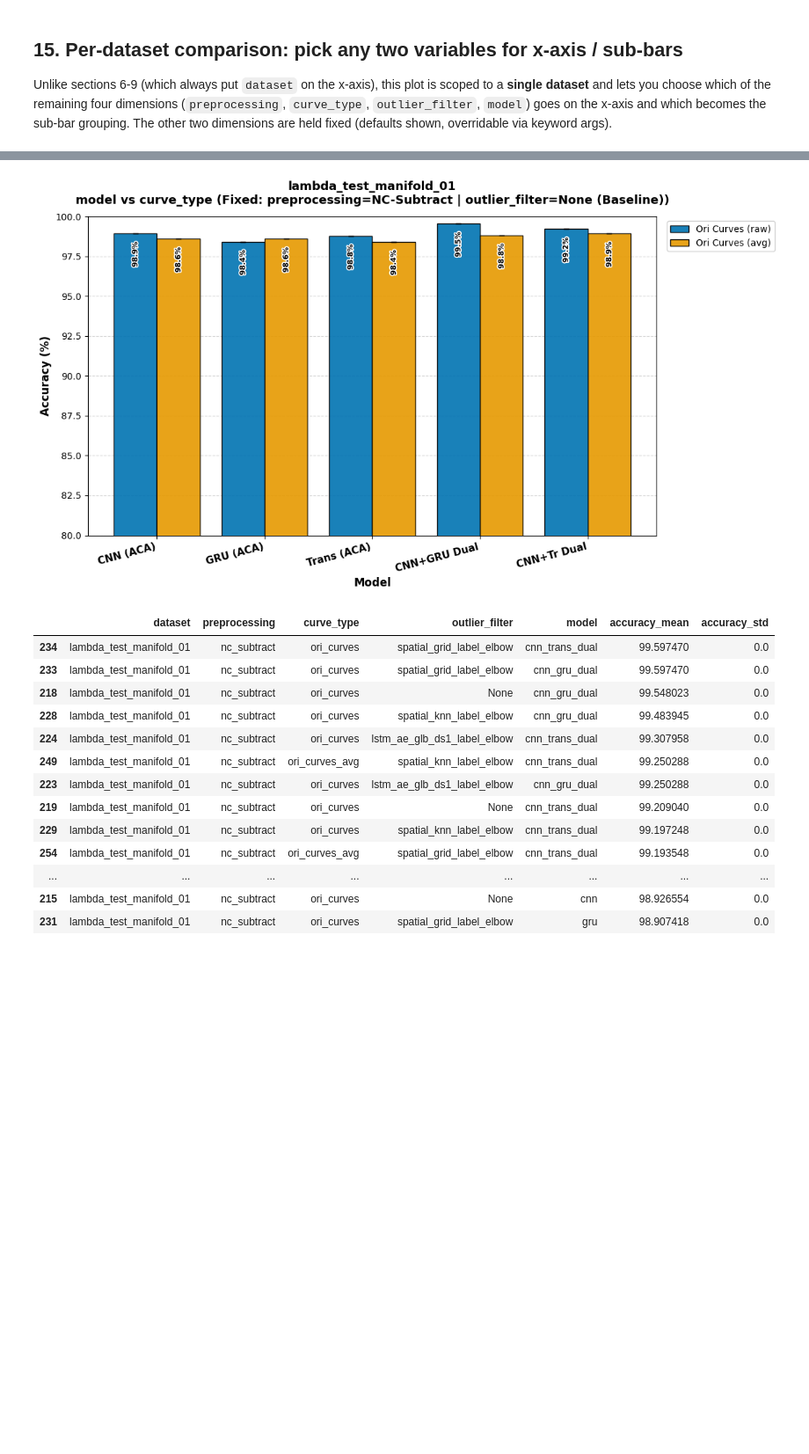
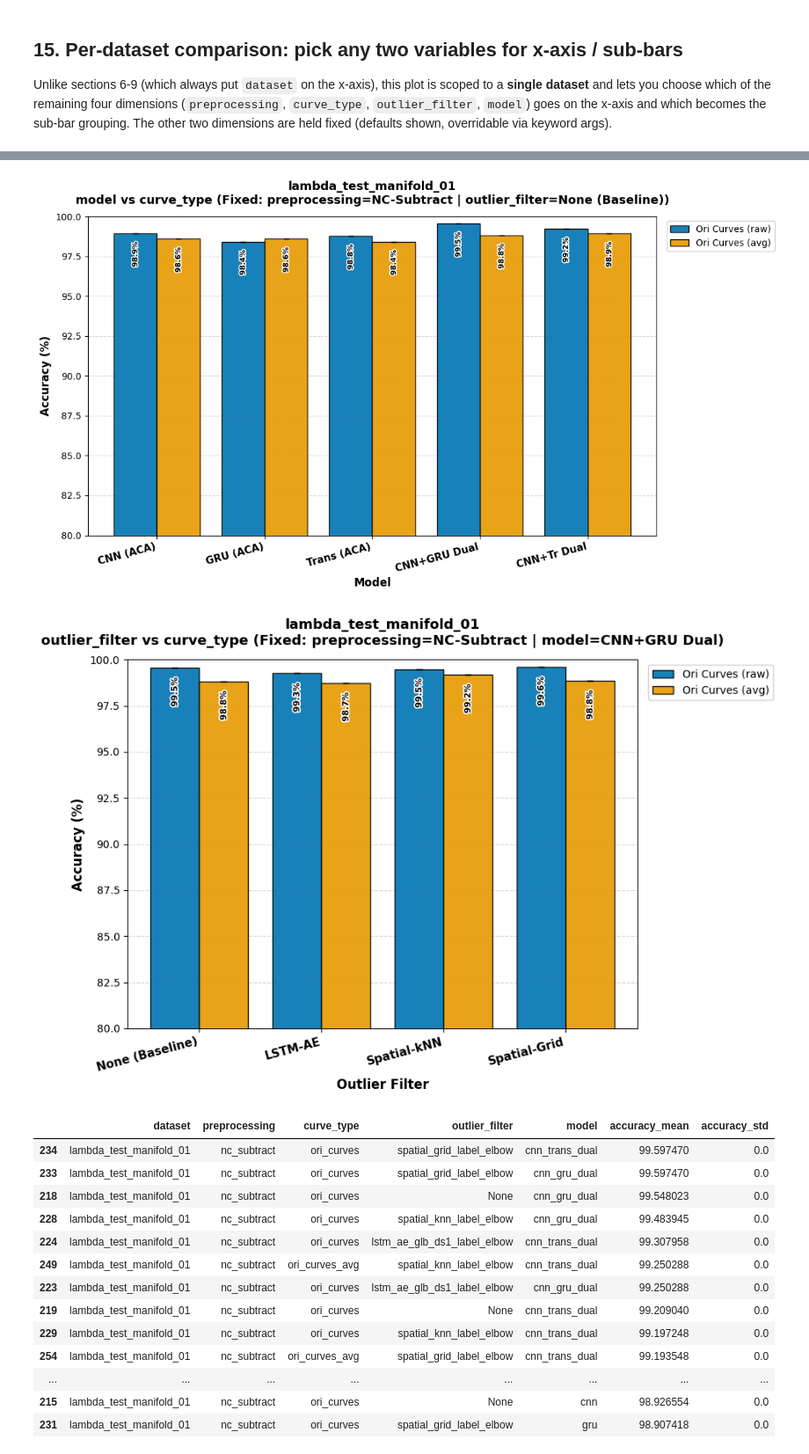
Before and after one commit to kautsarg/POC_DDM, a Jupyter notebook: gk_code/main/result_comparison.ipynb, the cells around one changed output, grey strips where cells are left out. Shown at 88% size. Saved outputs shown, nothing was run; the diff lists cells and outputs as text; code cells hidden in the pictures; blank space fills up the shorter version.

```diff
--- a/gk_code/main/result_comparison.ipynb
+++ b/gk_code/main/result_comparison.ipynb
@@ -703,41 +703,42 @@ DEFAULT_VALUES_CURVE_TYPE = {
     "preprocessing": "nc_subtract",
     # "curve_type": "ori_curves",
     "outlier_filter": 'spatial_grid_label_elbow',
     # "model": "cnn_gru_dual",
 }
 plot_per_dataset_comparison(results_df, dim_defaults=DEFAULT_VALUES_CURVE_TYPE, dataset_folder=DEFAULT_DATASET_FOLDER, x_col="model", hue_col="curve_type")
 
 
 #CURVE TYPE
 DEFAULT_VALUES_CURVE_TYPE = {
     "preprocessing": "nc_subtract",
     # "curve_type": "ori_curves",
     "outlier_filter": None,
     # "model": "cnn_gru_dual",
 }
 plot_per_dataset_comparison(results_df, dim_defaults=DEFAULT_VALUES_CURVE_TYPE, dataset_folder=DEFAULT_DATASET_FOLDER, x_col="model", hue_col="curve_type")
 
 
 # #OUTLIER
 # DEFAULT_VALUES_OUTLIER_FILTER = {
 #     "preprocessing": "nc_subtract",
 #     "curve_type": "ori_curves",
 #     "outlier_filter": 'spatial_grid_label_elbow',
 #     # "model": "cnn_gru_dual",
 # }
 # plot_per_dataset_comparison(results_df, dim_defaults=DEFAULT_VALUES_OUTLIER_FILTER, dataset_folder=DEFAULT_DATASET_FOLDER, x_col="model", hue_col="outlier_filter")
 
-# #MODEL
-# DEFAULT_VALUES_MODEL = {
-#     "preprocessing": "nc_subtract",
-#     "curve_type": "ori_curves",
-#     "outlier_filter": 'spatial_grid_label_elbow',
-#     # "model": "cnn_gru_dual",
-# }
-# plot_per_dataset_comparison(results_df, dim_defaults=DEFAULT_VALUES_MODEL, dataset_folder=DEFAULT_DATASET_FOLDER, x_col="outlier_filter", hue_col="model")
+#MODEL
+DEFAULT_VALUES_MODEL = {
+    "preprocessing": "nc_subtract",
+    "curve_type": "ori_curves",
+    "outlier_filter": 'spatial_grid_label_elbow',
+    "model": "cnn_gru_dual",
+}
+plot_per_dataset_comparison(results_df, dim_defaults=DEFAULT_VALUES_MODEL, dataset_folder=DEFAULT_DATASET_FOLDER, x_col="outlier_filter", hue_col="curve_type")
 # %% [output]
 [figure]
 [figure]
+[figure, added]
 # %%
 results_df[results_df["dataset"] == "lambda_test_manifold_01"].sort_values(by="accuracy_mean", ascending=False).head(20)
 # %% [output]
```
Also changed, not shown: 4 other files.
